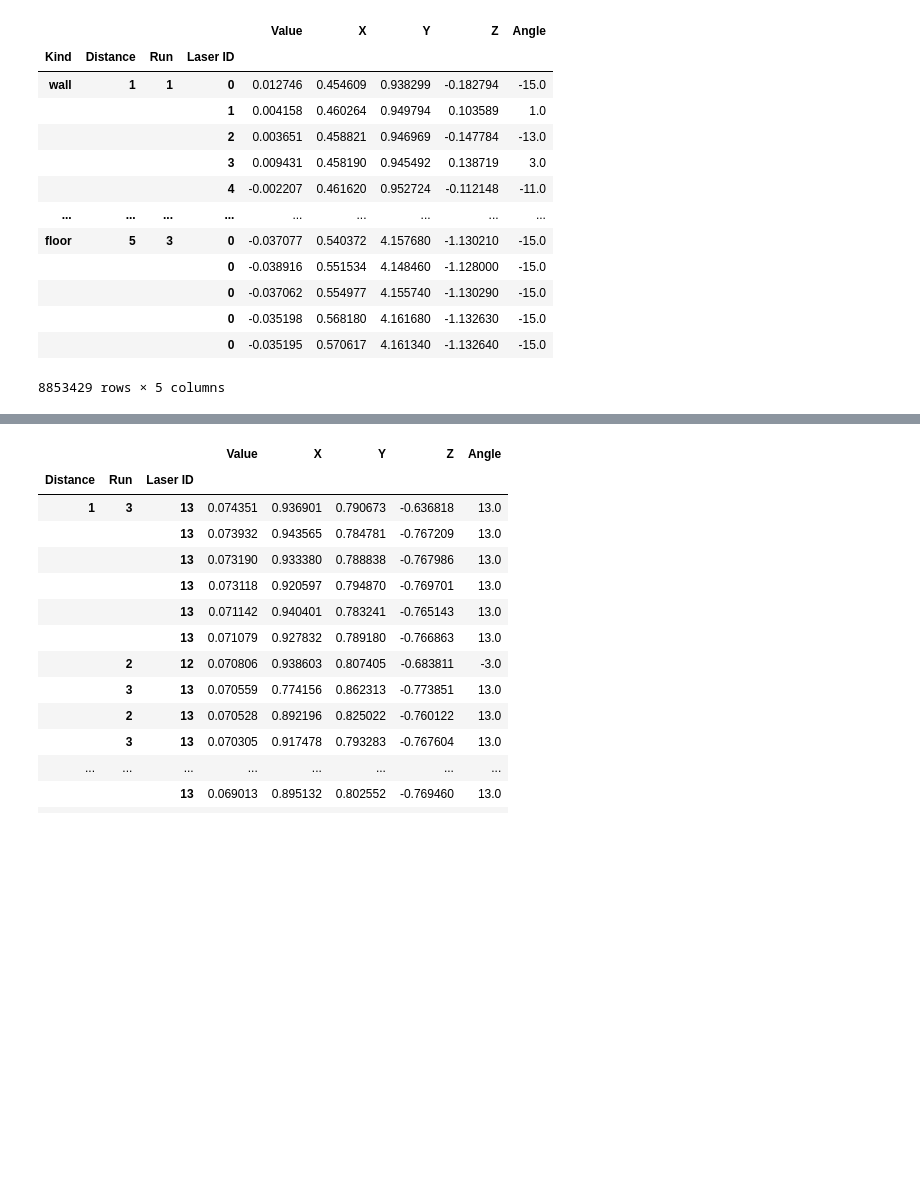
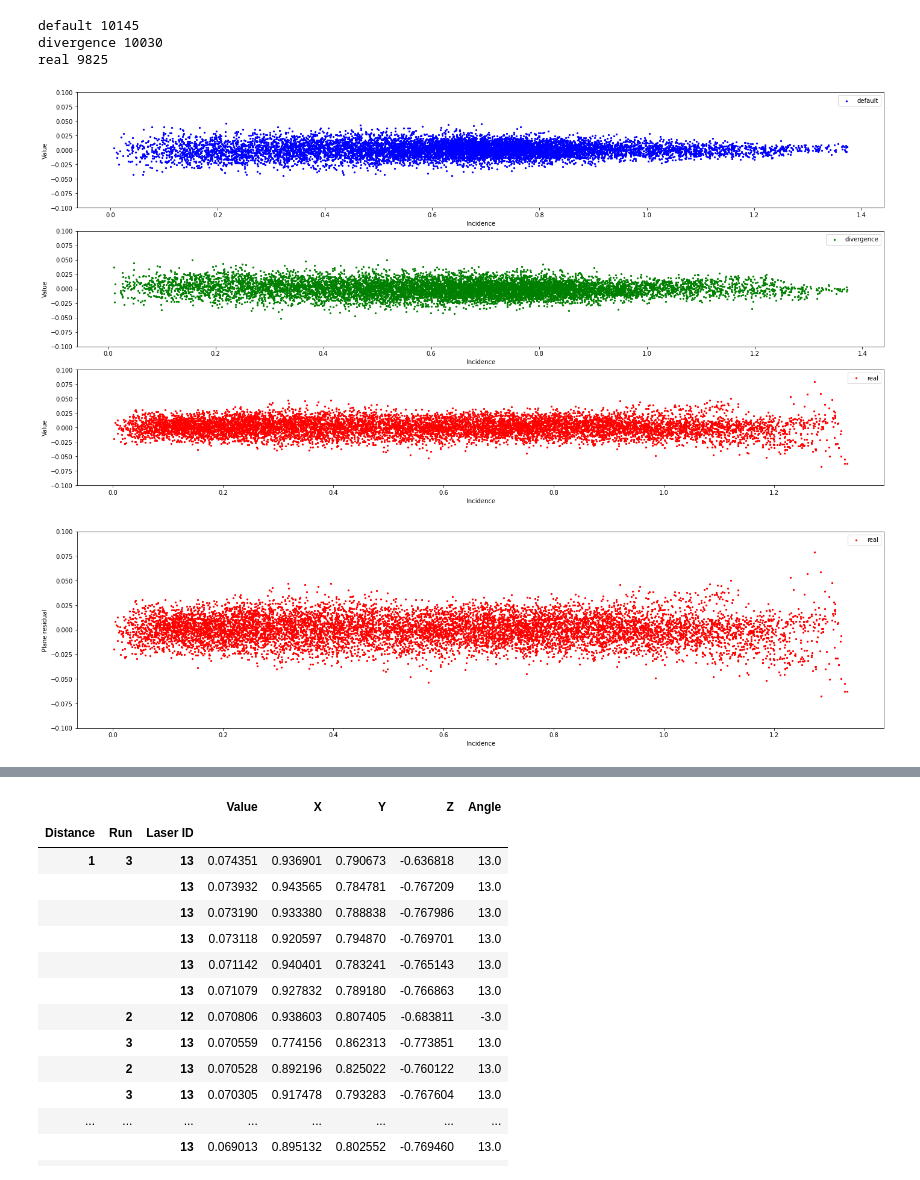
Before and after one commit to branislavjenco/thesis-code, a Jupyter notebook: using-pandas.ipynb, the cells around one changed output, grey strips where cells are left out. Cells and saved outputs as stored; diff of their text form; code cells hidden in the pictures; blank space fills up the shorter version.

```diff
--- a/using-pandas.ipynb
+++ b/using-pandas.ipynb
@@ -31,20 +65,58 @@ for kind in ["wall", "floor"]:
-# %%
-df = pd.concat(pdfs)
-df["Laser ID"] = df["Angle"].map(laser_angle_to_id)
-df = df.set_index(["Laser ID"], append=True)
-df
-# %% [output]
-|  |  |  |  | Value | X | Y | Z | Angle |
-| Kind | Distance | Run | Laser ID |  |  |  |  |  |
-| wall | 1 | 1 | 0 | 0.012746 | 0.454609 | 0.938299 | -0.182794 | -15.0 |
-|  |  |  | 1 | 0.004158 | 0.460264 | 0.949794 | 0.103589 | 1.0 |
-|  |  |  | 2 | 0.003651 | 0.458821 | 0.946969 | -0.147784 | -13.0 |
-|  |  |  | 3 | 0.009431 | 0.458190 | 0.945492 | 0.138719 | 3.0 |
-|  |  |  | 4 | -0.002207 | 0.461620 | 0.952724 | -0.112148 | -11.0 |
-| ... | ... | ... | ... | ... | ... | ... | ... | ... |
-| floor | 5 | 3 | 0 | -0.037077 | 0.540372 | 4.157680 | -1.130210 | -15.0 |
-|  |  |  | 0 | -0.038916 | 0.551534 | 4.148460 | -1.128000 | -15.0 |
-|  |  |  | 0 | -0.037062 | 0.554977 | 4.155740 | -1.130290 | -15.0 |
-|  |  |  | 0 | -0.035198 | 0.568180 | 4.161680 | -1.132630 | -15.0 |
-|  |  |  | 0 | -0.035195 | 0.570617 | 4.161340 | -1.132640 | -15.0 |
-8853429 rows × 5 columns
+# %%
+
+def unit_vector(vector):
+    """ Returns the unit vector of the vector.  """
+    return vector / np.linalg.norm(vector)
+
+def angle_between(v1, v2):
+    """ Returns the angle in radians between vectors 'v1' and 'v2'::
+
+            >>> angle_between((1, 0, 0), (0, 1, 0))
+            1.5707963267948966
+            >>> angle_between((1, 0, 0), (1, 0, 0))
+            0.0
+            >>> angle_between((1, 0, 0), (-1, 0, 0))
+            3.141592653589793
+    """
+    v1_u = unit_vector(v1)
+    v2_u = unit_vector(v2)
+    return np.arccos(np.clip(np.dot(v1_u, v2_u), -1.0, 1.0))
+
+def get_incidence_angle(x, y, z, dist, kind, error):
+    scanner_position = np.array([0, 0, 0]) if error == "real" else np.array([0, dist, 1])
+    start = scanner_position
+    end = np.array([x,y,z])
+#     end = np.array([0, 1, 0])
+    v =  end - start
+    wall_normal = np.array([0, -1, 0]) if error == "real" else np.array([0, 1, 0])
+    floor_normal = np.array([0, 0, 1])
+    n = wall_normal if kind == "wall" else floor_normal
+    return -(angle_between(v, n) - np.pi)
+# Maybe we dont need to correct the incident angle (we are in world coords)
+
+# Between scanner and point, x is left to right, y is distance between and z is up and down
+df_reset = df.sample(30000).reset_index()
+df_reset["Incidence"] = [get_incidence_angle(*a) for a in tuple(zip(df_reset["X"], df_reset["Y"], df_reset["Z"], df_reset["Distance"], df_reset["Kind"], df_reset["Error"]))]
+
+colors_by_kind = { "wall": "red", "floor": "blue"}
+colors_by_error = { "real": "red", "default": "blue", "divergence": "green"}
+fig, axes = plt.subplots(figsize=(24, 12), nrows=3, ncols=1)
+grouped = df_reset.groupby('Error')
+counter = 0
+for key, group in grouped:
+    print(key, len(group))
+    group.plot.scatter(ax=axes[counter], x="Incidence", y="Value",marker='.',color=colors_by_error[key], label=key, ylim=[-0.1, 0.1])
+    counter = counter + 1
+plt.show()
+
+fig, axes = plt.subplots(figsize=(24, 6))
+real = df_reset[df_reset["Error"] == 'real']
+real.plot.scatter(ax=axes, x="Incidence", y="Value",ylabel="Plane residual", xlabel="Inmarker='.',color=colors_by_error[key], label=key, ylim=[-0.1, 0.1])
+plt.show()
+fig.savefig("real_incidence.png", bbox_inches='tight', pad_inches=1)
+# %% [output]
+default 10145
+divergence 10030
+real 9825
+[figure, added]
+[figure, added]
```
Also changed, not shown: parts of 8 cells of this notebook, 1 other file.
